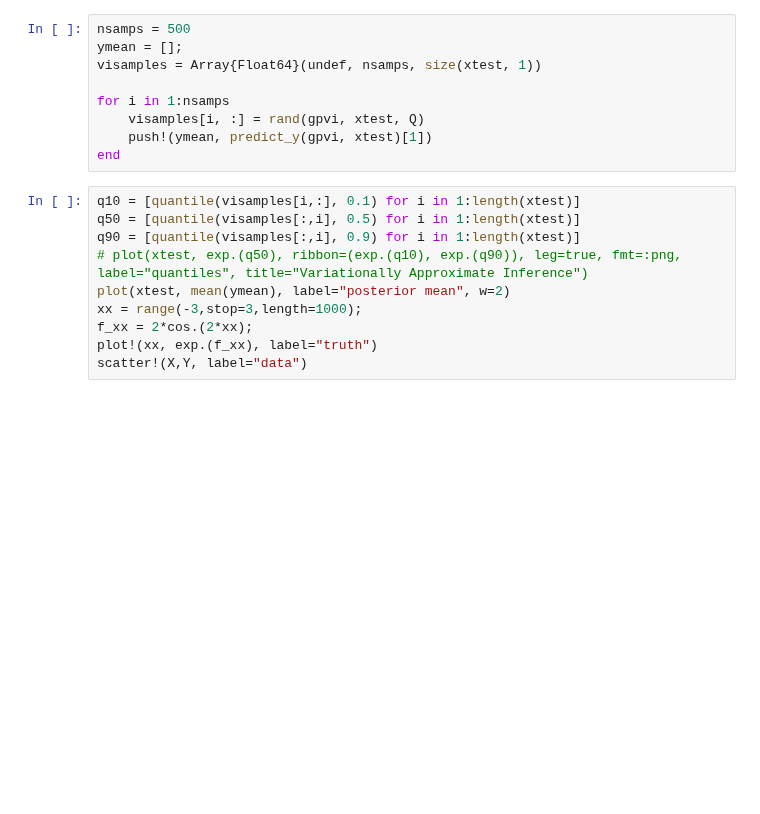
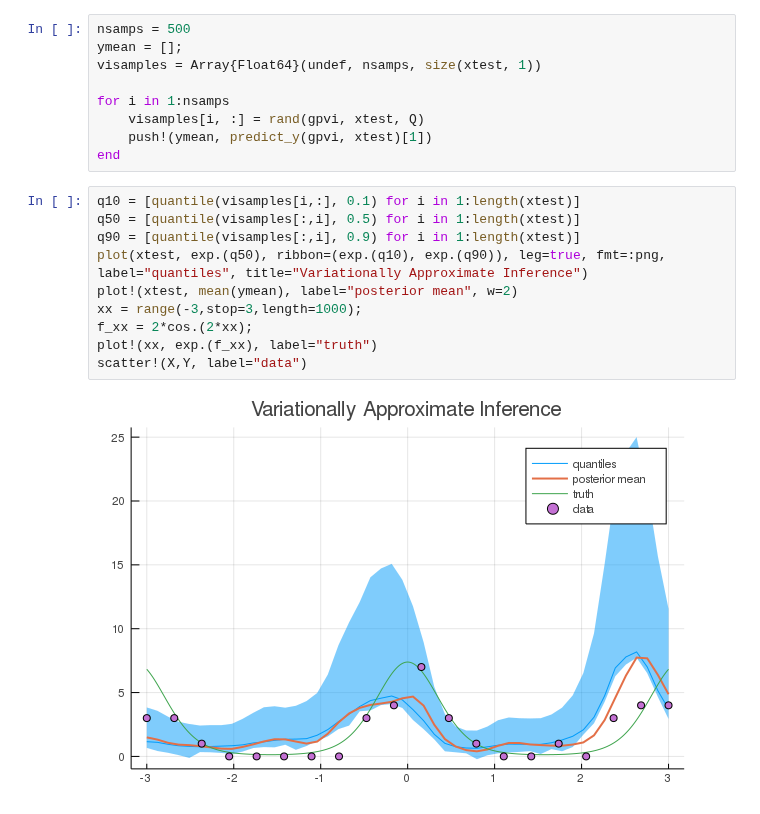
Before and after one commit to STOR-i/GaussianProcesses.jl, a Jupyter notebook: notebooks/Poisson regression.ipynb, the cells around one changed output. Drawn from its saved outputs; the diff is of its cells as text; blank space fills up the shorter version.

```diff
--- a/notebooks/Poisson regression.ipynb
+++ b/notebooks/Poisson regression.ipynb
@@ -109,10 +109,12 @@ end
 # %%
 q10 = [quantile(visamples[i,:], 0.1) for i in 1:length(xtest)]
 q50 = [quantile(visamples[:,i], 0.5) for i in 1:length(xtest)]
 q90 = [quantile(visamples[:,i], 0.9) for i in 1:length(xtest)]
-# plot(xtest, exp.(q50), ribbon=(exp.(q10), exp.(q90)), leg=true, fmt=:png, label="quantiles", title="Variationally Approximate Inference")
-plot(xtest, mean(ymean), label="posterior mean", w=2)
+plot(xtest, exp.(q50), ribbon=(exp.(q10), exp.(q90)), leg=true, fmt=:png, label="quantiles", title="Variationally Approximate Inference")
+plot!(xtest, mean(ymean), label="posterior mean", w=2)
 xx = range(-3,stop=3,length=1000);
 f_xx = 2*cos.(2*xx);
 plot!(xx, exp.(f_xx), label="truth")
 scatter!(X,Y, label="data")
+# %% [output]
+[figure, added]
```
Also changed, not shown: parts of 2 cells of this notebook.
